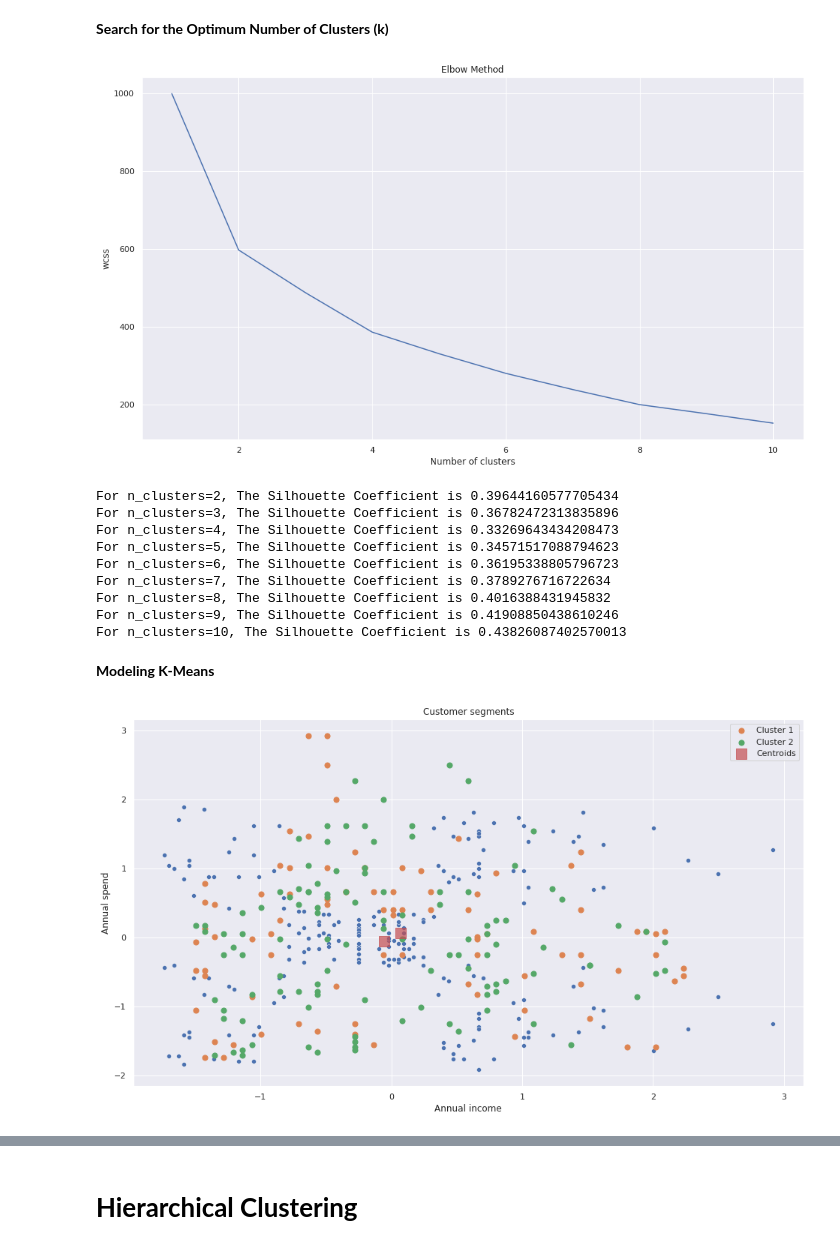
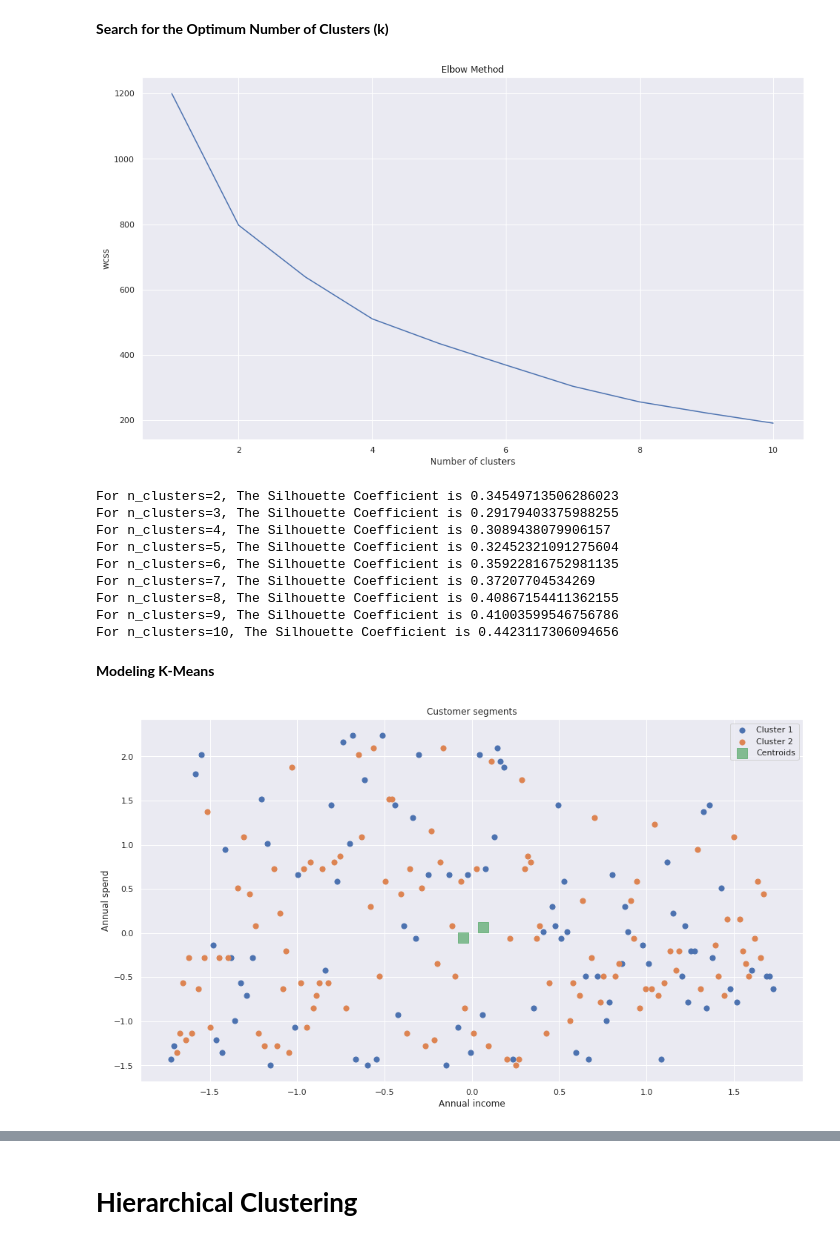
Before and after one commit to alvarischa/Clustering, a Jupyter notebook: Clustering.ipynb, the cells around one changed output, grey strips where cells are left out. Cells and saved outputs as stored; diff of their text form; code cells hidden in the pictures.

```diff
--- a/Clustering.ipynb
+++ b/Clustering.ipynb
@@ -181,7 +182,7 @@ data points are within the same cluster.`
 **Search for the Optimum Number of Clusters (k)**
 # %%
 # Transform Data Frame to Numpy Array
-income = feature.to_numpy()
+income = df_encoded.to_numpy()
 income
 
 # Elbow Method
@@ -199,7 +200,7 @@ plt.xlabel('Number of clusters')
 plt.ylabel('wcss')
 plt.show()
 # %% [output]
-[figure, old version]
+[figure, new version]
 # %%
 # Silhoutte Method
 from sklearn.metrics import silhouette_score
@@ -211,34 +212,34 @@ for n_cluster in range(2, 11):
     sil_coeff = silhouette_score(income, label, metric='euclidean')
     print('For n_clusters={}, The Silhouette Coefficient is {}'.format(n_cluster, sil_coeff))
 # %% [output]
-For n_clusters=2, The Silhouette Coefficient is 0.39644160577705434
-For n_clusters=3, The Silhouette Coefficient is 0.36782472313835896
-For n_clusters=4, The Silhouette Coefficient is 0.33269643434208473
-For n_clusters=5, The Silhouette Coefficient is 0.34571517088794623
-For n_clusters=6, The Silhouette Coefficient is 0.36195338805796723
-For n_clusters=7, The Silhouette Coefficient is 0.3789276716722634
-For n_clusters=8, The Silhouette Coefficient is 0.4016388431945832
-For n_clusters=9, The Silhouette Coefficient is 0.41908850438610246
-For n_clusters=10, The Silhouette Coefficient is 0.43826087402570013
+For n_clusters=2, The Silhouette Coefficient is 0.34549713506286023
+For n_clusters=3, The Silhouette Coefficient is 0.29179403375988255
+For n_clusters=4, The Silhouette Coefficient is 0.3089438079906157
+For n_clusters=5, The Silhouette Coefficient is 0.32452321091275604
+For n_clusters=6, The Silhouette Coefficient is 0.35922816752981135
+For n_clusters=7, The Silhouette Coefficient is 0.37207704534269
+For n_clusters=8, The Silhouette Coefficient is 0.40867154411362155
+For n_clusters=9, The Silhouette Coefficient is 0.41003599546756786
+For n_clusters=10, The Silhouette Coefficient is 0.4423117306094656
 # %% [markdown]
 **Modeling K-Means**
 # %%
 # Apply the K-Means Model to the Data
 kmeans = KMeans(n_clusters=2, init='k-means++', max_iter=300, n_init=10, random_state=0)
 cluster = kmeans.fit_predict(income)
 
 # Visualising Clusters for k=2
-sns.scatterplot(x='Annual Income (k$)', y='Spending Score (1-100)', data=df_encoded)
+#sns.scatterplot(x='Annual Income (k$)', y='Spending Score (1-100)', data=df_encoded)
 plt.scatter(income[cluster == 0, 0], income[cluster == 0, 1], s = 50, label = 'Cluster 1')
 plt.scatter(income[cluster == 1, 0], income[cluster == 1, 1], s = 50, label = 'Cluster 2')
 
 plt.scatter(kmeans.cluster_centers_[:,0], kmeans.cluster_centers_[:,1],s=200,marker='s', alpha=0.7, label='Centroids')
 plt.title('Customer segments')
 plt.xlabel('Annual income')
 plt.ylabel('Annual spend')
 plt.legend()
 plt.show()
 # %% [output]
-[figure, old version]
+[figure, new version]
 # %%
 # Add Cluster Information to the Raw Data
```
Also changed, not shown: parts of 4 cells of this notebook.
